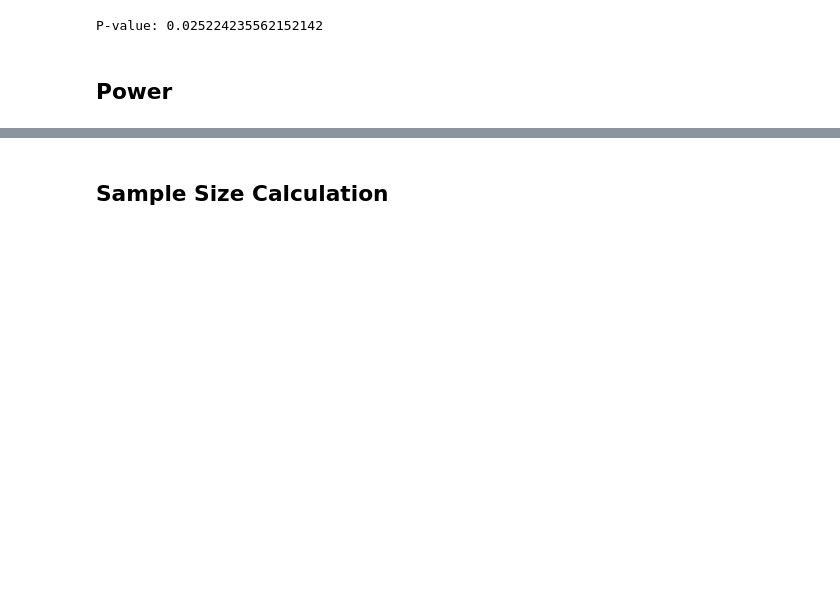
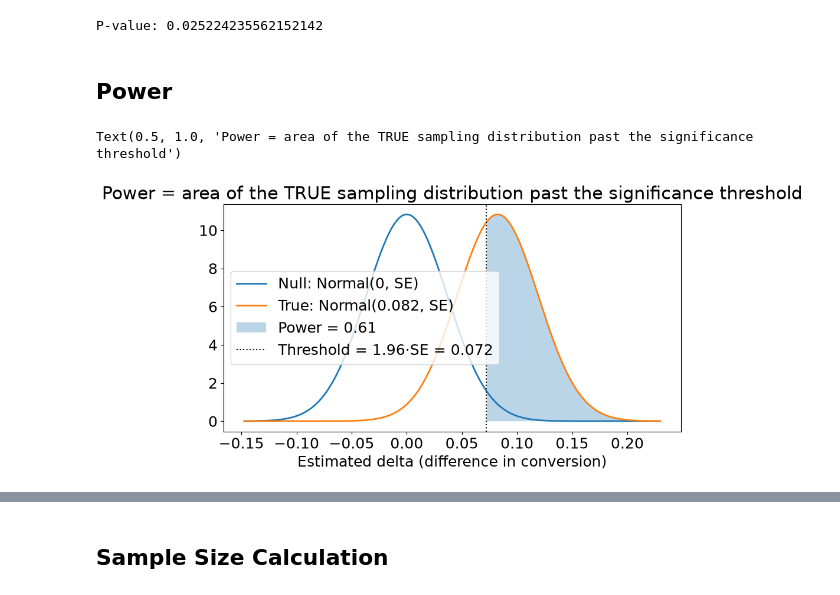
Before and after one commit to lors24/causal-inference-in-python-code, a Jupyter notebook: causal-inference-in-python/02-Randomised-Experiments-and-Stats-Review.ipynb, the cells around one changed output, grey strips where cells are left out. Drawn from its saved outputs; the diff is of its cells as text; code cells hidden in the pictures; blank space fills up the shorter version.

Commit message:
Update 02-Randomised-Experiments-and-Stats-Review.ipynb
Updated and added some plots for power

```diff
--- a/causal-inference-in-python/02-Randomised-Experiments-and-Stats-Review.ipynb
+++ b/causal-inference-in-python/02-Randomised-Experiments-and-Stats-Review.ipynb
@@ -492,6 +510,36 @@ print("P-value:", (1 - stats.norm.cdf(t_stat))*2)
 P-value: 0.025224235562152142
 # %% [markdown]
 ## Power
+# %%
+short_email = data.query("cross_sell_email=='short'")["conversion"]
+no_email = data.query("cross_sell_email=='no_email'")["conversion"]
+
+delta = short_email.mean() - no_email.mean()      # observed effect, treated as "true" effect here
+se_diff = np.sqrt(short_email.sem()**2 + no_email.sem()**2)
+threshold = 1.96 * se_diff                        # significance bar, derived from the null curve
+
+x = np.linspace(-4*se_diff, delta + 4*se_diff, 500)
+null_curve = stats.norm.pdf(x, loc=0, scale=se_diff)       # curve 1: Normal(0, SE)
+true_curve = stats.norm.pdf(x, loc=delta, scale=se_diff)   # curve 2: Normal(delta, SE)
+
+power = 1 - stats.norm.cdf(threshold, loc=delta, scale=se_diff)
+
+plt.figure(figsize=(10, 5))
+plt.plot(x, null_curve, label="Null: Normal(0, SE)", lw=2)
+plt.plot(x, true_curve, label=f"True: Normal({delta:.3f}, SE)", lw=2)
+
+# shade power: area under the TRUE curve past the threshold
+x_power = x[x >= threshold]
+plt.fill_between(x_power, stats.norm.pdf(x_power, loc=delta, scale=se_diff),
+                  alpha=0.3, label=f"Power = {power:.2f}")
+
+plt.axvline(threshold, ls="dotted", color="black", label=f"Threshold = 1.96·SE = {threshold:.3f}")
+plt.xlabel("Estimated delta (difference in conversion)")
+plt.legend()
+plt.title("Power = area of the TRUE sampling distribution past the significance threshold")
+# %% [output]
+Text(0.5, 1.0, 'Power = area of the TRUE sampling distribution past the significance threshold')
+[figure, added]
 # %%
 stats.norm.cdf(0.84)
 # %% [output]
```
Also changed, not shown: parts of 16 cells of this notebook.
